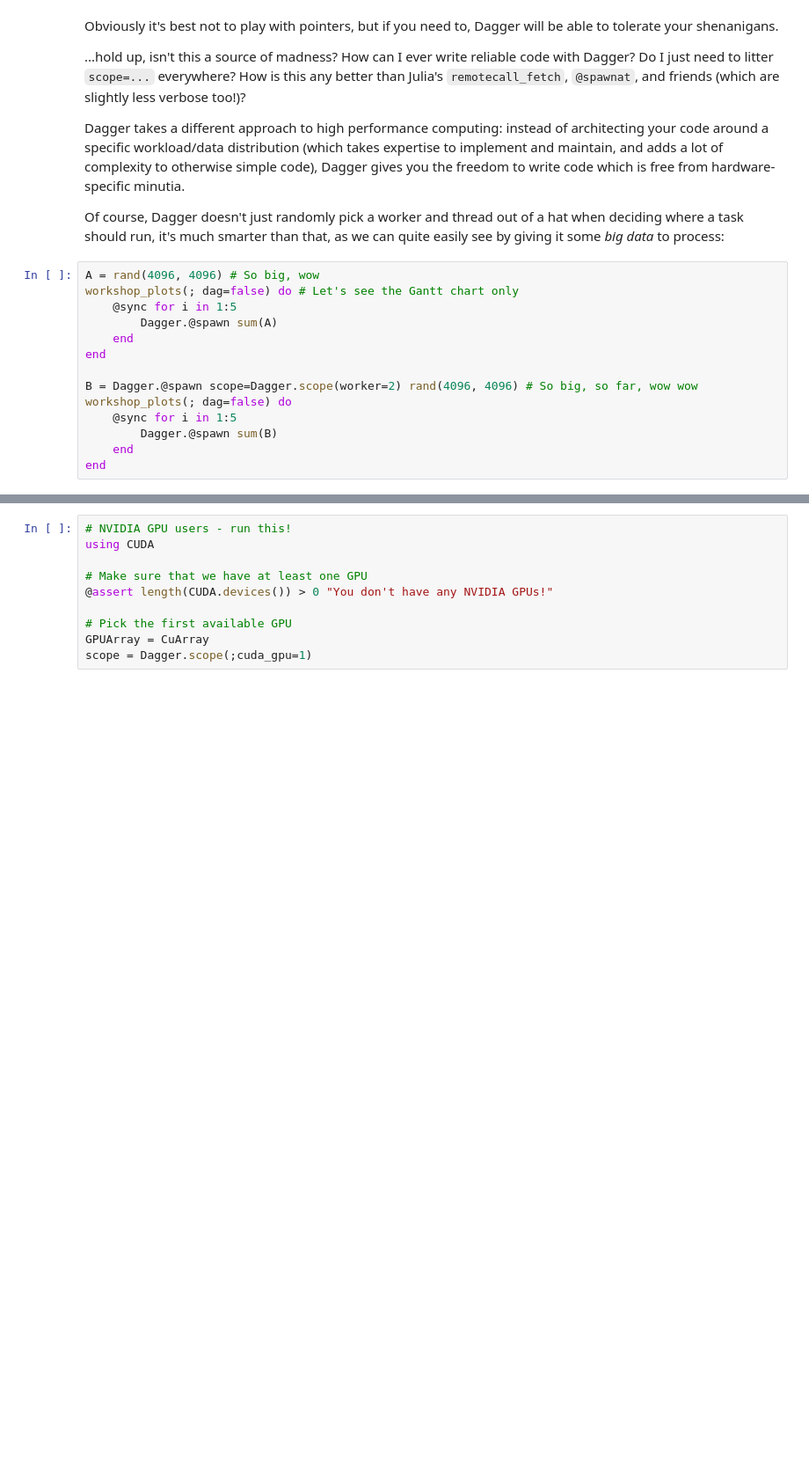
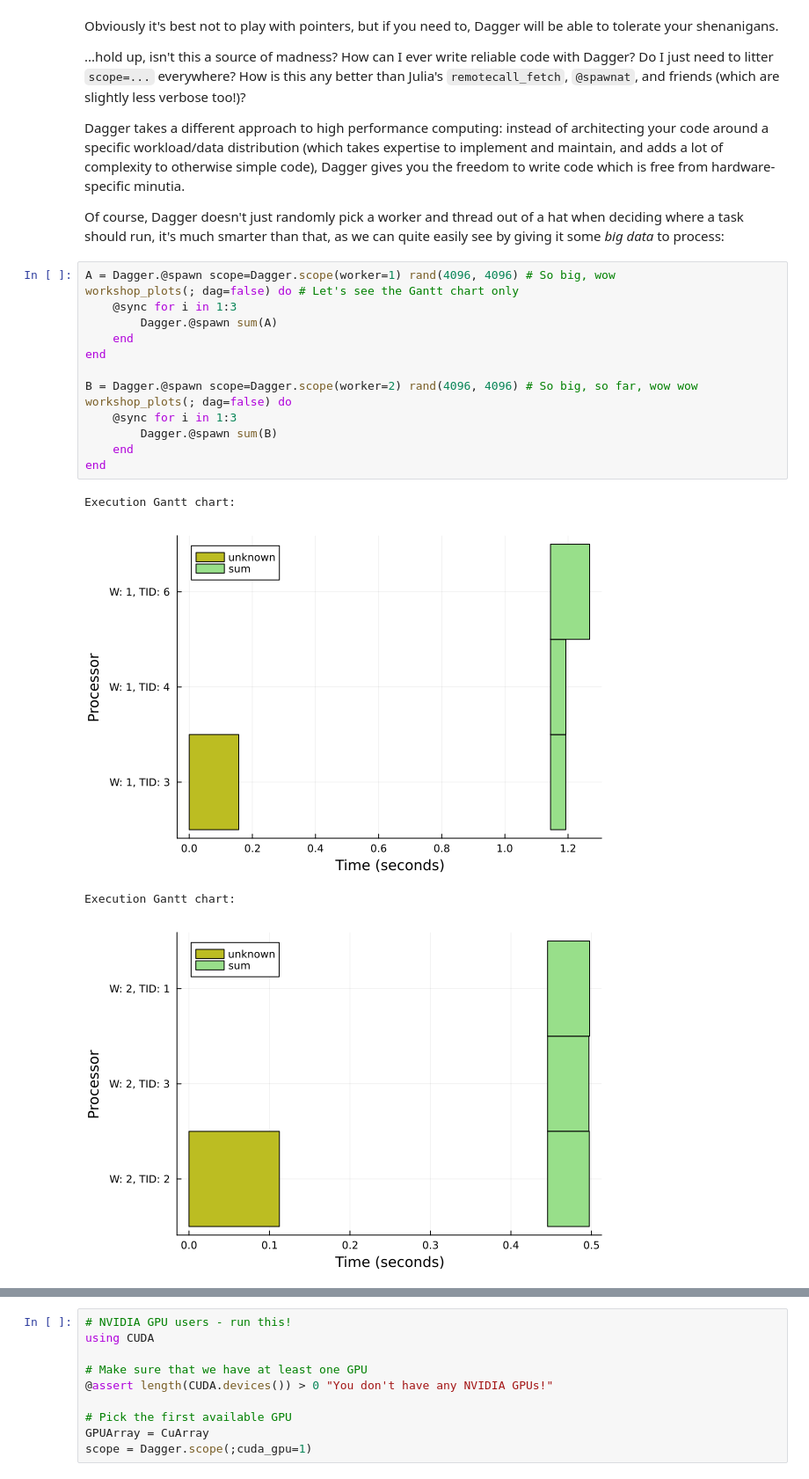
Before and after one commit to jpsamaroo/DaggerWorkshop2024, a Jupyter notebook: DaggerWorkshop2024.ipynb, the cells around one changed output, grey strips where cells are left out. Shown at 88% size. Drawn from its saved outputs; the diff is of its cells as text; blank space fills up the shorter version.

```diff
--- a/DaggerWorkshop2024.ipynb
+++ b/DaggerWorkshop2024.ipynb
@@ -633,17 +271,22 @@ Dagger takes a different approach to high performance computing: instead of arch
 
 Of course, Dagger doesn't just randomly pick a worker and thread out of a hat when deciding where a task should run, it's much smarter than that, as we can quite easily see by giving it some *big data* to process:
 # %%
-A = rand(4096, 4096) # So big, wow
+A = Dagger.@spawn scope=Dagger.scope(worker=1) rand(4096, 4096) # So big, wow
 workshop_plots(; dag=false) do # Let's see the Gantt chart only
-    @sync for i in 1:5
+    @sync for i in 1:3
         Dagger.@spawn sum(A)
     end
 end
 
 B = Dagger.@spawn scope=Dagger.scope(worker=2) rand(4096, 4096) # So big, so far, wow wow
 workshop_plots(; dag=false) do
-    @sync for i in 1:5
+    @sync for i in 1:3
         Dagger.@spawn sum(B)
     end
 end
+# %% [output]
+Execution Gantt chart:
+[figure, added]
+Execution Gantt chart:
+[figure, added]
 # %% [markdown]
```
Also changed, not shown: parts of 57 cells of this notebook, 3 other files.
